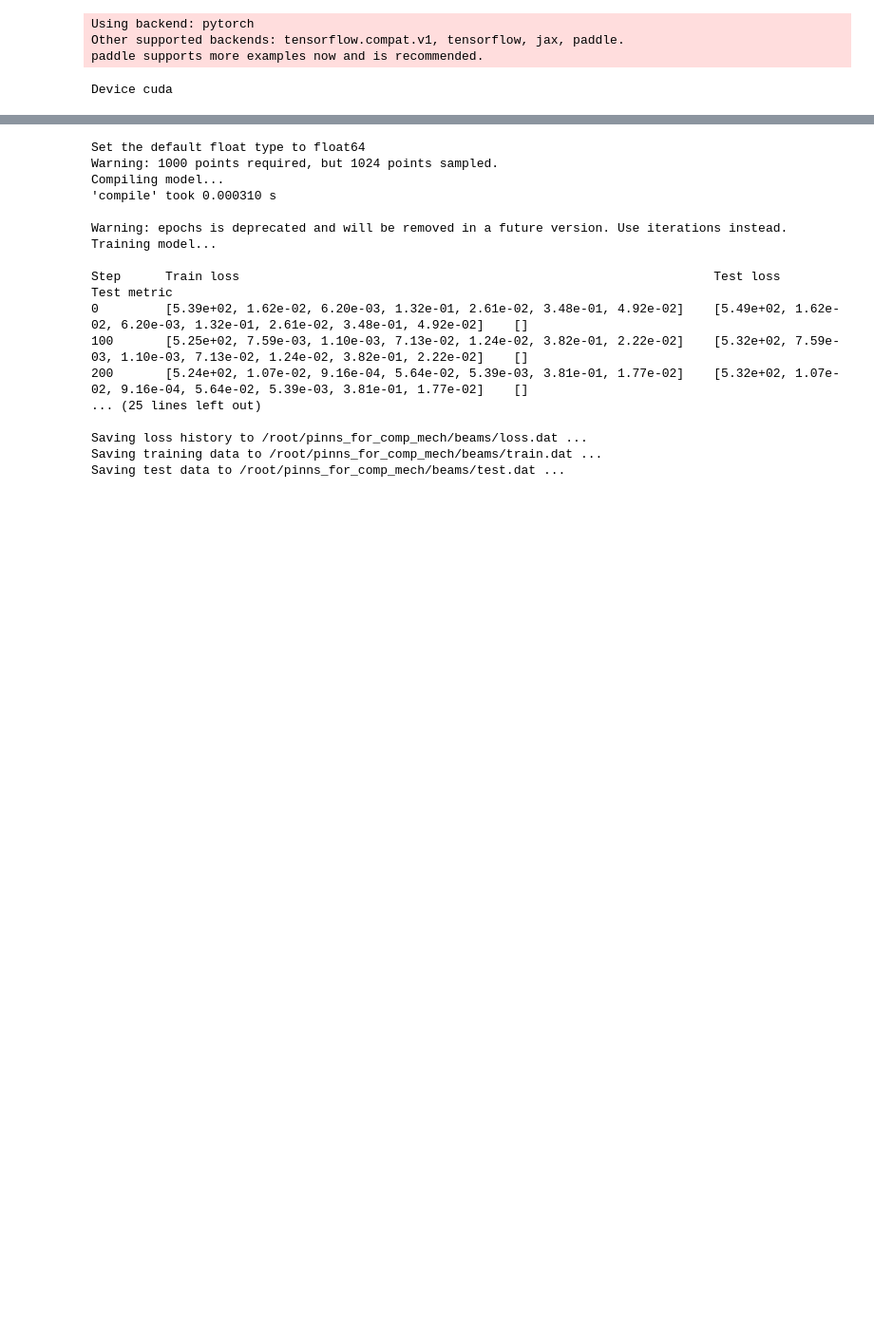
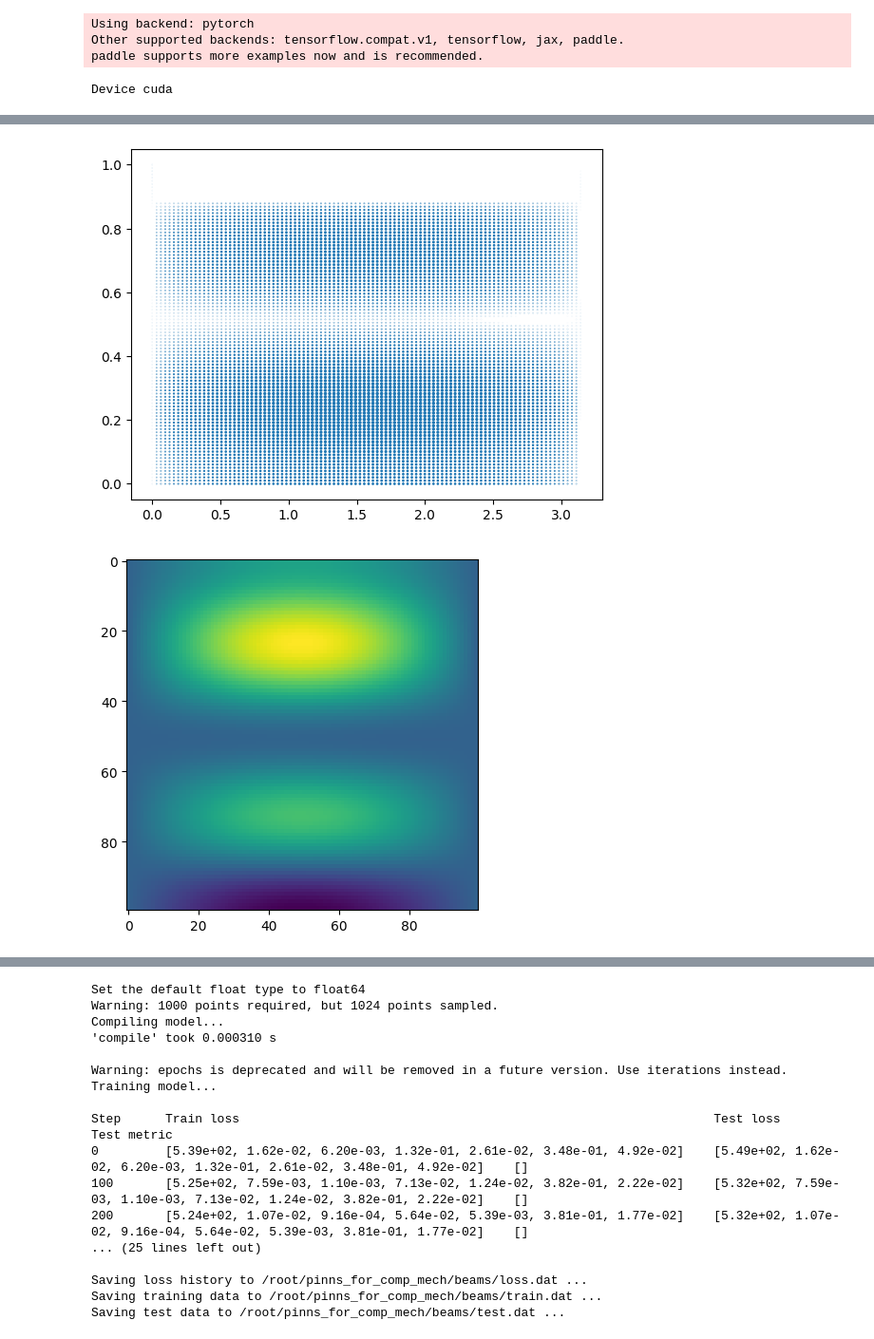
Before and after one commit to phfranz/pinns_for_comp_mech, a Jupyter notebook: beams/Euler_beam_notebook.ipynb, the cells around one changed output, grey strips where cells are left out. Shown at 95% size. Saved outputs shown, nothing was run; the diff lists cells and outputs as text; code cells hidden in the pictures; blank space fills up the shorter version.

```diff
--- a/beams/Euler_beam_notebook.ipynb
+++ b/beams/Euler_beam_notebook.ipynb
@@ -174,0 +181,58 @@ for i in range(2):
+# %%
+# evaluate network better
+
+# spatial_dom = np.linspace(l_spatial,r_spatial,100)
+# temporal_dom = np.linspace(l_time, r_time, 100)
+
+# n_inputs = np.transpose(np.vstack([spatial_dom, temporal_dom]))
+
+# y_pred = model.predict(n_inputs)
+
+# eval_a, eval_b = np.meshgrid(spatial_dom, temporal_dom)
+
+# fig, ax = plt.subplots()
+# im = ax.imshow(y_pred)
+
+
+# ----------------------------------------------------------------
+# Evaluate the model
+
+# Define some query points on our compuational domain.
+# Number of points in each dimension:
+x_dim, t_dim = (100, 100)
+
+# Bounds of 'x' and 't':
+x_min, t_min = (l_spatial, l_time)
+x_max, t_max = (r_spatial, r_time)
+
+# Create tensors:
+t = np.linspace(t_min, t_max, num=t_dim).reshape(t_dim, 1)
+x = np.linspace(x_min, x_max, num=x_dim).reshape(x_dim, 1)
+
+xx, tt = np.meshgrid(x, t)
+X = np.vstack((np.ravel(xx), np.ravel(tt))).T
+
+# Compute the model prediction.
+y_pred = model.predict(X) #.reshape(t_dim, x_dim)
+
+# from mpl_toolkits.mplot3d import Axes3D
+# from matplotlib import cm
+
+# fig = plt.figure()
+# ax = fig.add_subplot(projection='3d')
+# ax.scatter(xx,tt,y_pred,cmap=cm.magma,linewidth=0,antialiased=False)
+# ax.set_xlim([0,1])
+# ax.set_ylim([0,1])
+# ax.set_zlim([0,1])
+
+fig = plt.figure()
+ax = fig.add_subplot()
+
+ax.scatter(X[:,0], X[:,1], y_pred)
+
+
+fig, ax = plt.subplots()
+im = ax.imshow(y_pred.reshape(t_dim, x_dim))
+# %% [output]
+[figure, added]
+[figure, added]
```
Also changed, not shown: parts of 5 cells of this notebook.
